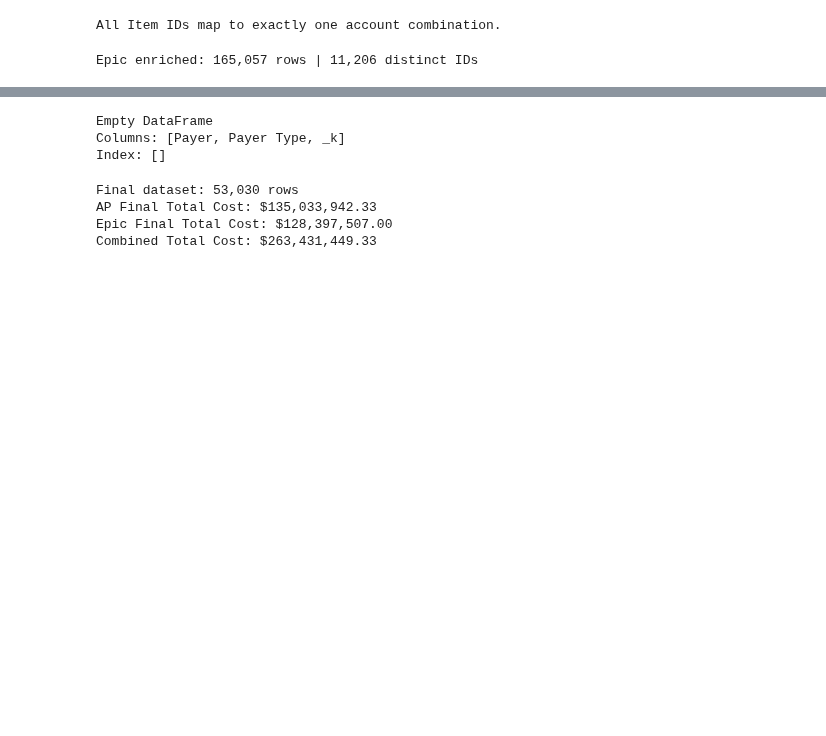
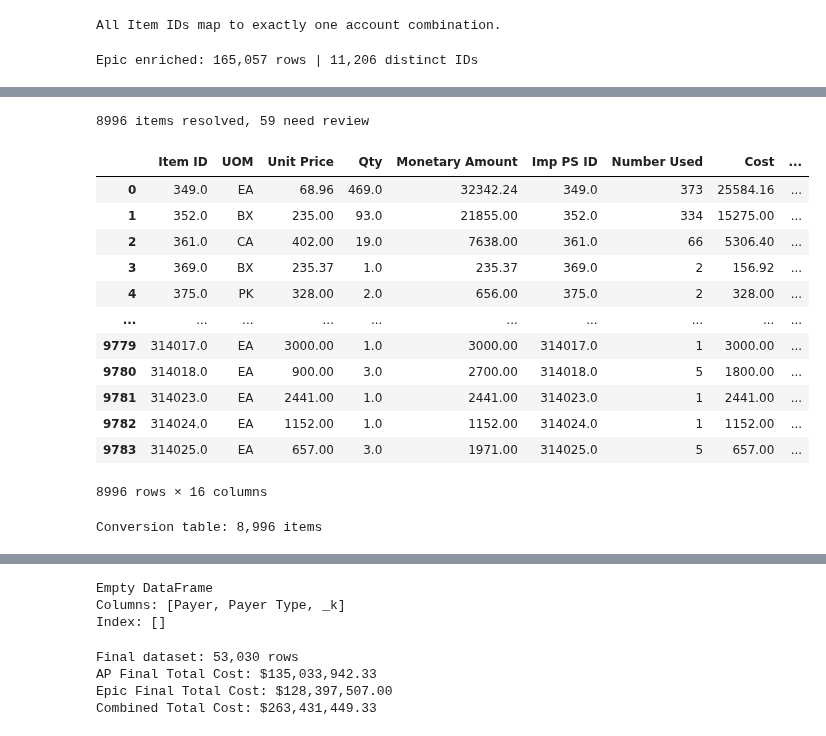
Before and after one commit to k8bixby/manhattan, a Jupyter notebook: inventory/ap_epic_comparison.ipynb, the cells around one changed output, grey strips where cells are left out. Cells and saved outputs as stored; diff of their text form; code cells hidden in the pictures; blank space fills up the shorter version.

Commit message:
ap epic updates

```diff
--- a/inventory/ap_epic_comparison.ipynb
+++ b/inventory/ap_epic_comparison.ipynb
@@ -430,0 +367,64 @@ Conversion table: 251 items
+# %%
+# ============================================================
+# 6. BUILD UOM CONVERSION TABLE
+# ============================================================
+
+ap_grouped = (
+    ap_cat
+    .groupby(['Item ID', 'UOM', 'Unit Price'])[['Qty', 'Monetary Amount']]
+    .sum()
+    .reset_index()
+)
+
+epic_grouped = (
+    epic_raw
+    .groupby(['Imp PS ID'])[['Number Used', 'Cost']]
+    .sum()
+    .reset_index()
+)
+
+item_ids = pd.merge(ap_grouped, epic_grouped, how='inner', left_on='Item ID', right_on='Imp PS ID')
+item_ids['Epic Unit Price'] = item_ids['Cost'] / item_ids['Number Used']
+item_ids.loc[item_ids['UOM'] == 'EA', 'Epic Unit Price'] = item_ids['Unit Price']
+
+item_ids['Ratio'] = item_ids['Unit Price'] / item_ids['Epic Unit Price']
+
+TOL = 0.05   # 5% relative slop
+
+item_ids['nearest']    = item_ids['Ratio'].round().clip(lower=1)
+item_ids['whole_dist'] = (item_ids['Ratio'] - item_ids['nearest']).abs()
+item_ids['rel_dist']   = item_ids['whole_dist'] / item_ids['nearest']
+item_ids['is_clean']   = item_ids['rel_dist'] <= TOL
+
+
+idx = item_ids.groupby('Item ID')['rel_dist'].idxmin()
+best = item_ids.loc[idx]
+
+conversion = best[best['is_clean']].copy()
+rejects    = best[~best['is_clean']].copy()
+
+print(f"{len(conversion)} items resolved, {len(rejects)} need review")
+
+conversion.loc[conversion['UOM'] == 'EA', 'Items per Pack'] = 1
+conversion.loc[conversion['UOM'] != 'EA', 'Items per Pack'] = conversion['Ratio'].round(0)
+conversion['Cost per Each'] = conversion['Unit Price'] / conversion['Items per Pack']
+
+
+display(conversion)
+print(f"Conversion table: {len(conversion):,} items")
+# %% [output]
+8996 items resolved, 59 need review
+|  | Item ID | UOM | Unit Price | Qty | Monetary Amount | Imp PS ID | Number Used | Cost | ... |
+| 0 | 349.0 | EA | 68.96 | 469.0 | 32342.24 | 349.0 | 373 | 25584.16 | ... |
+| 1 | 352.0 | BX | 235.00 | 93.0 | 21855.00 | 352.0 | 334 | 15275.00 | ... |
+| 2 | 361.0 | CA | 402.00 | 19.0 | 7638.00 | 361.0 | 66 | 5306.40 | ... |
+| 3 | 369.0 | BX | 235.37 | 1.0 | 235.37 | 369.0 | 2 | 156.92 | ... |
+| 4 | 375.0 | PK | 328.00 | 2.0 | 656.00 | 375.0 | 2 | 328.00 | ... |
+| ... | ... | ... | ... | ... | ... | ... | ... | ... | ... |
+| 9779 | 314017.0 | EA | 3000.00 | 1.0 | 3000.00 | 314017.0 | 1 | 3000.00 | ... |
+| 9780 | 314018.0 | EA | 900.00 | 3.0 | 2700.00 | 314018.0 | 5 | 1800.00 | ... |
+| 9781 | 314023.0 | EA | 2441.00 | 1.0 | 2441.00 | 314023.0 | 1 | 2441.00 | ... |
+| 9782 | 314024.0 | EA | 1152.00 | 1.0 | 1152.00 | 314024.0 | 1 | 1152.00 | ... |
+| 9783 | 314025.0 | EA | 657.00 | 3.0 | 1971.00 | 314025.0 | 5 | 657.00 | ... |
+8996 rows × 16 columns
+Conversion table: 8,996 items
```
Also changed, not shown: parts of 7 cells of this notebook, 2 other files.
